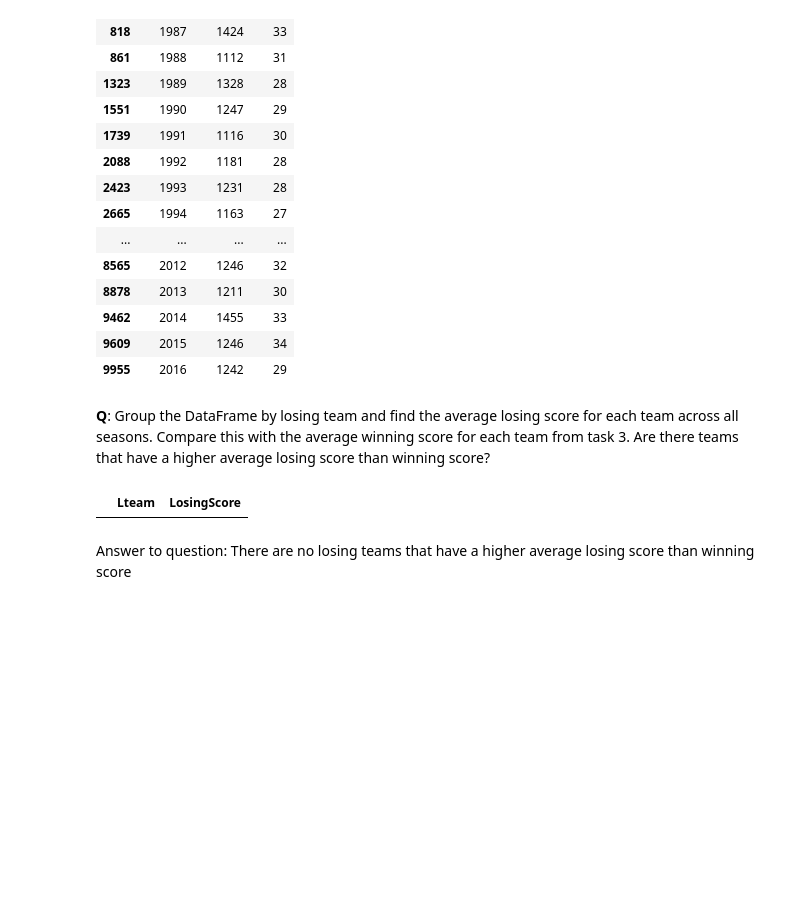
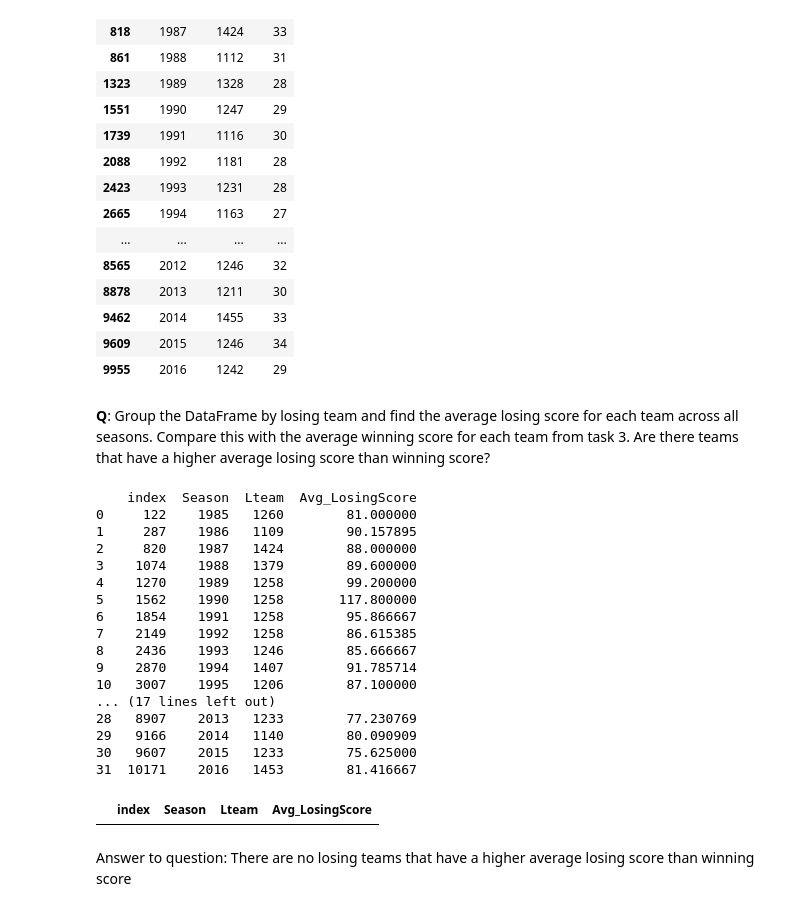
Before and after one commit to HatzeDJ/62444-Repository, a Jupyter notebook: Individual_Work/pd_{s215746}.ipynb, the cells around one changed output. Cells and saved outputs as stored; diff of their text form; code cells hidden in the pictures; blank space fills up the shorter version.

```diff
--- a/Individual_Work/pd_{s215746}.ipynb
+++ b/Individual_Work/pd_{s215746}.ipynb
@@ -496,13 +519,36 @@ Win_df.loc[Win_df.groupby("Season")["Wins"].idxmax()]
 | 9955 | 2016 | 1242 | 29 |
 # %% [markdown]
 **Q**: Group the DataFrame by losing team and find the average losing score for each team across all seasons. Compare this with the average winning score for each team from task 3. Are there teams that have a higher average losing score than winning score?
-# %%
-# Write your code here
-df_losing = df.groupby("Lteam")["Lscore"].mean().reset_index(name = "LosingScore")
-Avg_Win_Team = AverageScore.groupby("Wteam")["AverageScore"].mean().reset_index()
-df_losing[df_losing["LosingScore"] > Avg_Win_Team["AverageScore"]]
-# %% [output]
-|  | Lteam | LosingScore |
+# %%
+#Write your code here
+#First group the dataframe by losing team and the avg. losing score:
+df_losing = df.groupby(["Season","Lteam"])["Lscore"].mean().reset_index(name = "Avg_LosingScore")
+#Find the highest Lscore pr. team pr. season:
+Highest_Avg_LScore = df_losing.loc[df_losing.groupby("Season")["Avg_LosingScore"].idxmax()].reset_index()
+#Print:
+print(Highest_Avg_LScore)
+
+#Compares Highest Lscore to highest Wscore:
+Highest_Avg_LScore[Highest_Avg_LScore["Avg_LosingScore"] > Highest_Avg_scor["AverageScore"]]
+# %% [output]
+    index  Season  Lteam  Avg_LosingScore
+0     122    1985   1260        81.000000
+1     287    1986   1109        90.157895
+2     820    1987   1424        88.000000
+3    1074    1988   1379        89.600000
+4    1270    1989   1258        99.200000
+5    1562    1990   1258       117.800000
+6    1854    1991   1258        95.866667
+7    2149    1992   1258        86.615385
+8    2436    1993   1246        85.666667
+9    2870    1994   1407        91.785714
+10   3007    1995   1206        87.100000
+... (17 lines left out)
+28   8907    2013   1233        77.230769
+29   9166    2014   1140        80.090909
+30   9607    2015   1233        75.625000
+31  10171    2016   1453        81.416667
+|  | index | Season | Lteam | Avg_LosingScore |
 # %% [markdown]
 Answer to question:
 There are no losing teams that have a higher average losing score than winning score
```
Also changed, not shown: parts of 13 cells of this notebook.
